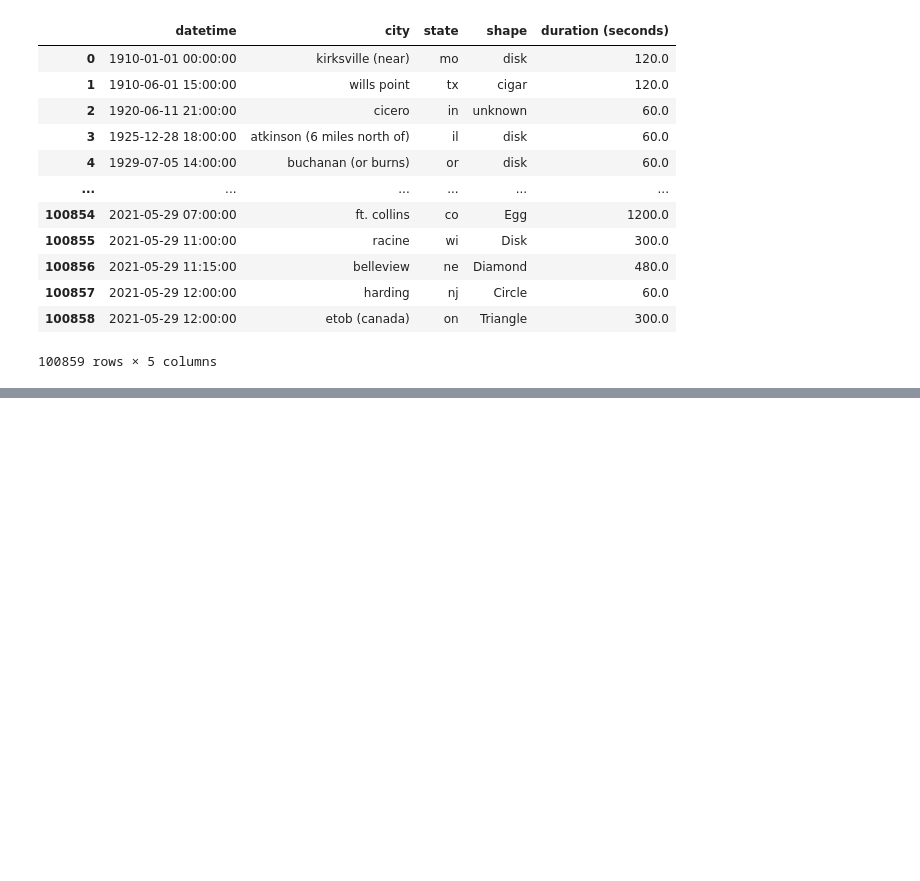
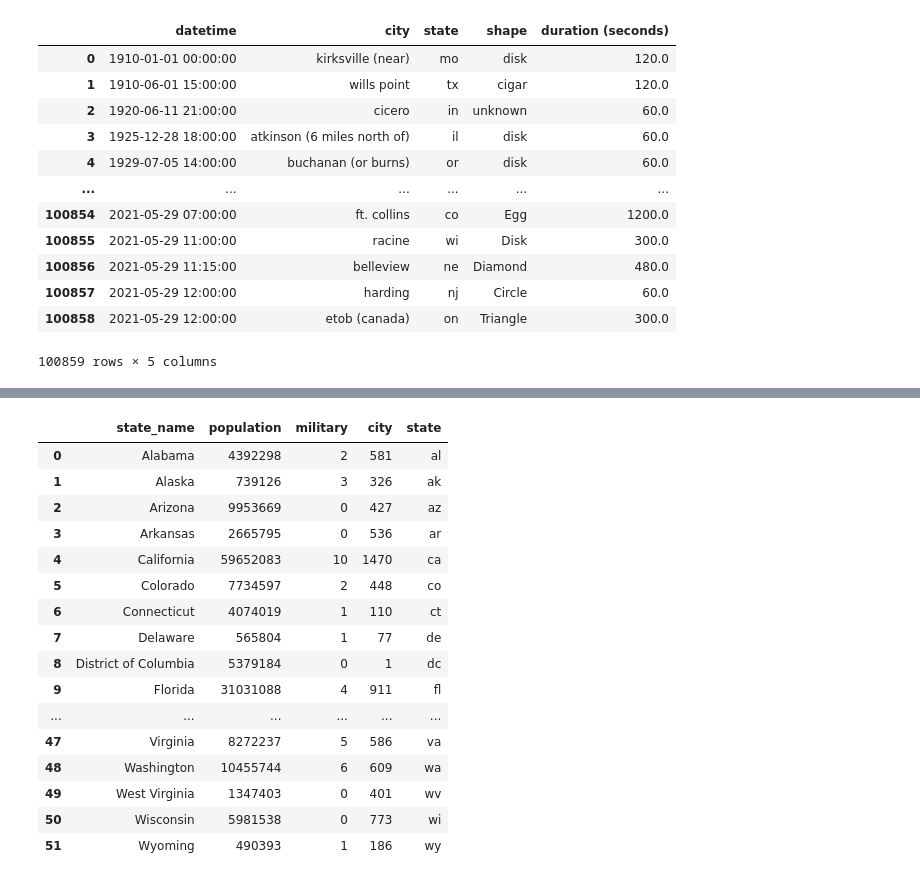
Before and after one commit to JPDZ67/alien, a Jupyter notebook: notebooks/master_data_notebook.ipynb, the cells around one changed output, grey strips where cells are left out. Saved outputs shown, nothing was run; the diff lists cells and outputs as text; code cells hidden in the pictures; blank space fills up the shorter version.

```diff
--- a/notebooks/master_data_notebook.ipynb
+++ b/notebooks/master_data_notebook.ipynb
@@ -228,0 +180,4 @@ You should consider upgrading via the '/home/verabrizola/.pyenv/versions/3.8.6/e
+# %%
+uscities_data_df = uscities_data_df[['state_name','population','military', 'city']]
+# %%
+uscities_data_df = uscities_data_df.groupby(by =['state_name']).agg({'population':'sum', 'military':'sum', 'city':'count'}).reset_index()
@@ -228,0 +252,24 @@ You should consider upgrading via the '/home/verabrizola/.pyenv/versions/3.8.6/e
+# %%
+uscities_data_df['state'] = uscities_data_df['state_name'].map(us_state_abbrev)
+# %%
+uscities_data_df['state']= uscities_data_df.state.str.lower()
+# %%
+uscities_data_df
+# %% [output]
+|  | state_name | population | military | city | state |
+| 0 | Alabama | 4392298 | 2 | 581 | al |
+| 1 | Alaska | 739126 | 3 | 326 | ak |
+| 2 | Arizona | 9953669 | 0 | 427 | az |
+| 3 | Arkansas | 2665795 | 0 | 536 | ar |
+| 4 | California | 59652083 | 10 | 1470 | ca |
+| 5 | Colorado | 7734597 | 2 | 448 | co |
+| 6 | Connecticut | 4074019 | 1 | 110 | ct |
+| 7 | Delaware | 565804 | 1 | 77 | de |
+| 8 | District of Columbia | 5379184 | 0 | 1 | dc |
+| 9 | Florida | 31031088 | 4 | 911 | fl |
+| ... | ... | ... | ... | ... | ... |
+| 47 | Virginia | 8272237 | 5 | 586 | va |
+| 48 | Washington | 10455744 | 6 | 609 | wa |
+| 49 | West Virginia | 1347403 | 0 | 401 | wv |
+| 50 | Wisconsin | 5981538 | 0 | 773 | wi |
+| 51 | Wyoming | 490393 | 1 | 186 | wy |
```
Also changed, not shown: parts of 20 cells of this notebook.
